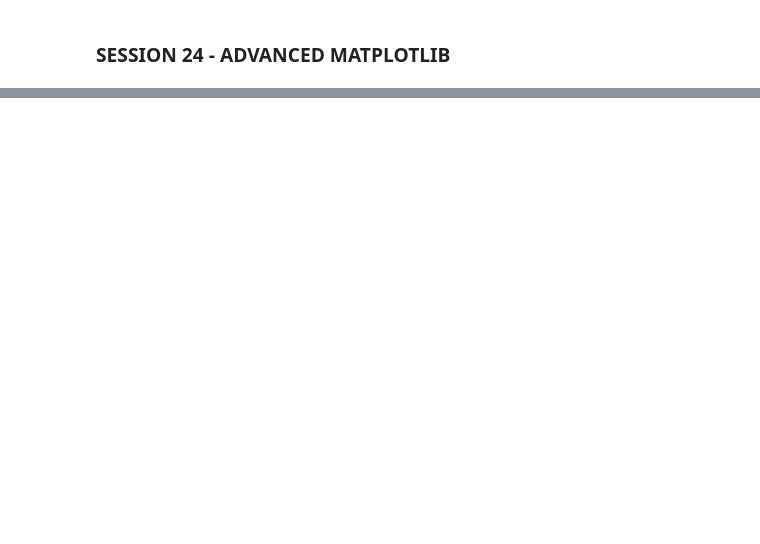
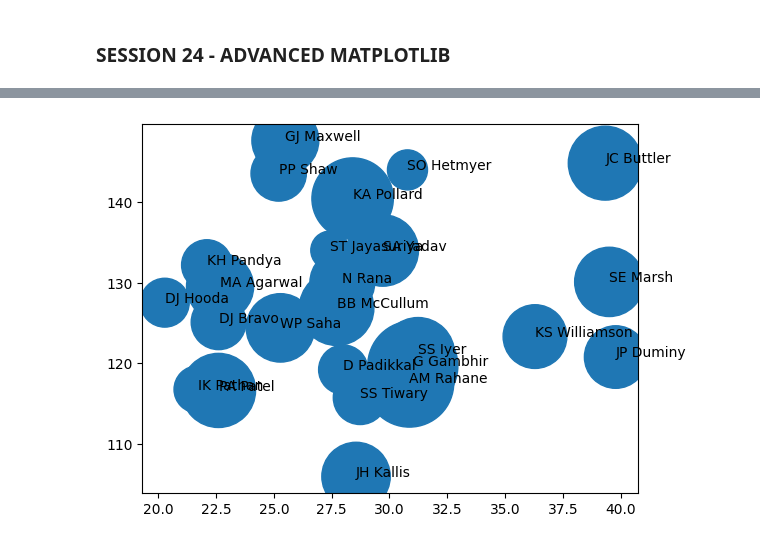
Before and after one commit to akashpagi/MATPLOTLIB-PLOTTING-LIBRARY-FOR-DATA-SCIECNE, a Jupyter notebook: SESSION 24 - ADVANCED MATPLOTLIB.ipynb, the cells around one changed output, grey strips where cells are left out. Cells and saved outputs as stored; diff of their text form; code cells hidden in the pictures; blank space fills up the shorter version.

```diff
--- a/SESSION 24 - ADVANCED MATPLOTLIB.ipynb
+++ b/SESSION 24 - ADVANCED MATPLOTLIB.ipynb
@@ -6,0 +77,5 @@ import matplotlib.pyplot as plt
+# %%
+batters = pd.read_csv('DATASETS/S24/batter.csv')
+batters.shape
+sample_df = batters.head(100).sample(25, random_state=5)
+sample_df
@@ -6,0 +116,10 @@ import matplotlib.pyplot as plt
+# %%
+#plt.figure(figsize=(14,10))
+plt.scatter(sample_df['avg'], sample_df['strike_rate'], s=sample_df['runs'])
+# annotation through for loop
+for i in range(sample_df.shape[0]):
+    plt.text(sample_df['avg'].values[i],
+             sample_df['strike_rate'].values[i],
+             sample_df['batter'].values[i])
+# %% [output]
+[figure, added]
```
Also changed, not shown: parts of 29 cells of this notebook.
